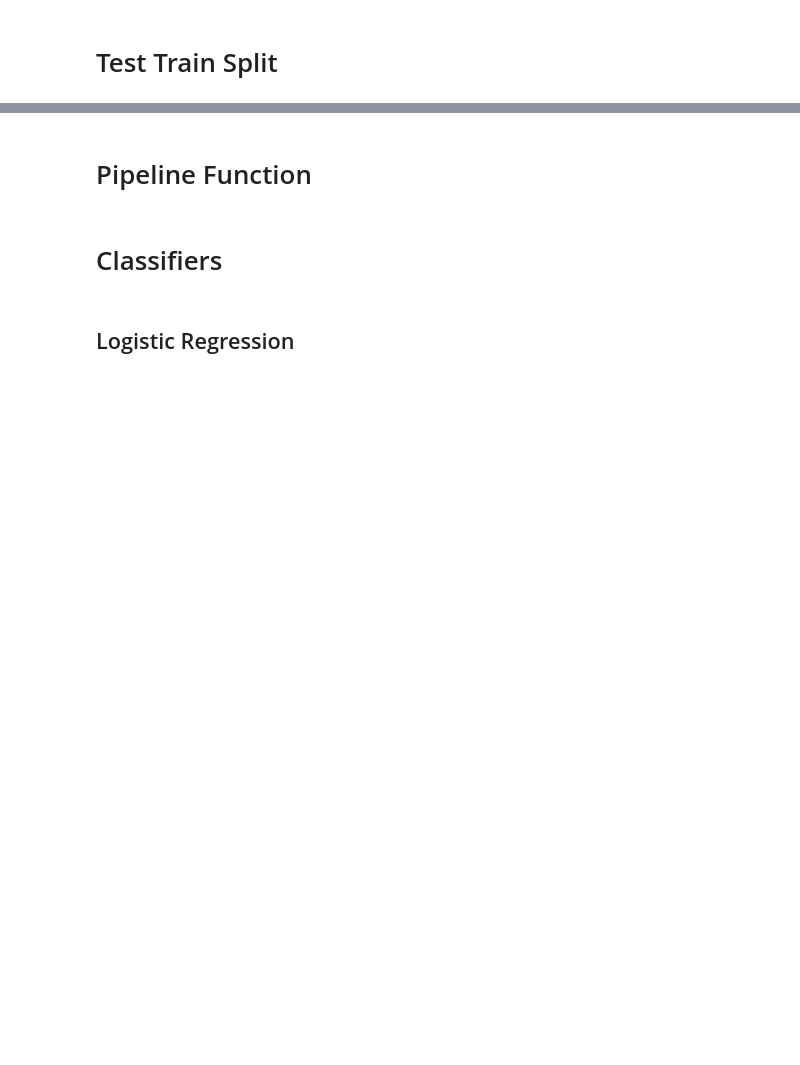
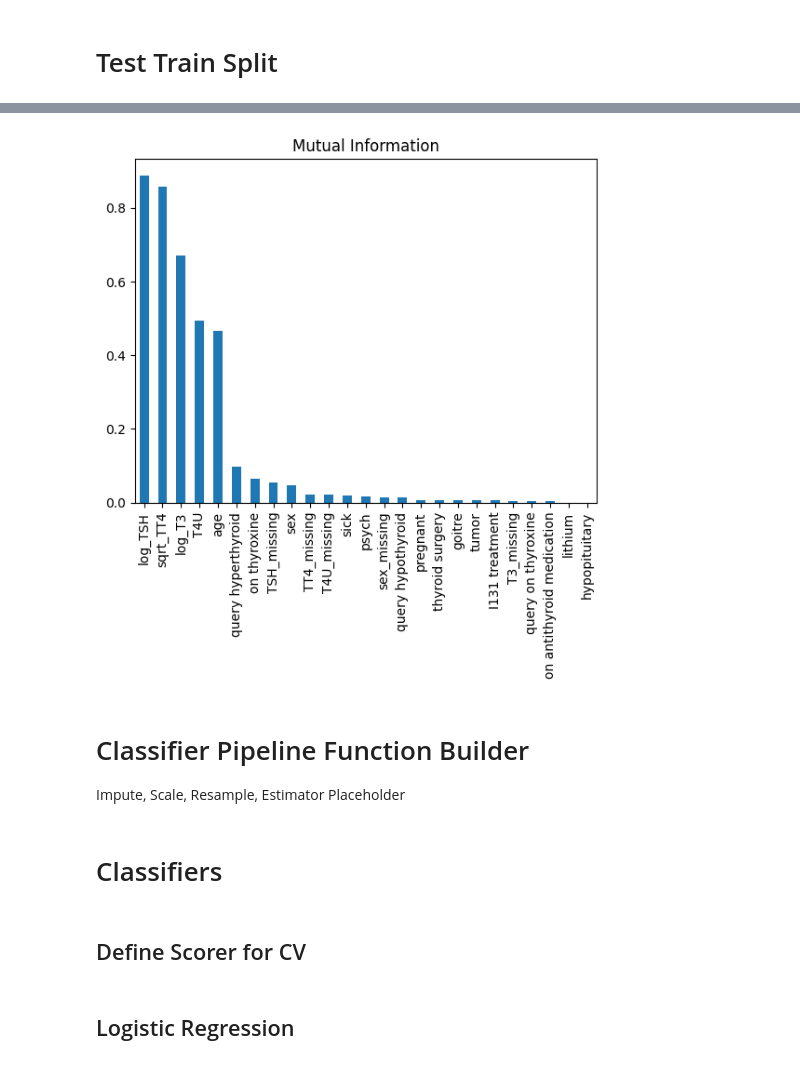
Before and after one commit to bdaniels8135/thyroid-disease-project, a Jupyter notebook: main.ipynb, the cells around one changed output, grey strips where cells are left out. Cells and saved outputs as stored; diff of their text form; code cells hidden in the pictures; blank space fills up the shorter version.

Commit message:
Added data exploration, data cleaning feature selection, and random forest to main notebook

```diff
--- a/main.ipynb
+++ b/main.ipynb
@@ -214,6 +214,7 @@ Use encoded discrete variables and labels
 # %%
 cleaned_df = thyroid_df.copy()
 cleaned_df = cleaned_df.drop(columns=['class', 'referral source', 'TSH', 'T3', 'TT4', 'FTI'])
+cleaned_df['sex'] = cleaned_df['sex'].astype('float64')
 # %% [markdown]
 # Test Train Split
 # %%
@@ -222,0 +228,43 @@ X_train, X_test, y_train, y_test = train_test_split(X, y, test_size=0.2, random_
+# %%
+def make_feature_selection_pipeline():
+    num_cols = ['age', 'T4U', 'log_TSH', 'log_T3', 'sqrt_TT4']
+    cat_imp_cols = ['sex']
+    cat_inds = list(range(5, len(X_train.columns)))
+
+    pipe_num_cols = Pipeline([
+        ('imputer', SimpleImputer(strategy='median')),
+        ('scaler', MinMaxScaler())
+    ])
+
+    pipe_cat_imp_cols = Pipeline([
+        ('imputer', SimpleImputer(strategy='most_frequent')),
+    ])
+
+    preprocessor = ColumnTransformer(
+        transformers=[
+            ('num_imp_scale', pipe_num_cols, num_cols),
+            ('cat_imp', pipe_cat_imp_cols, cat_imp_cols),
+        ],
+        remainder='passthrough'
+    )
+
+    smotenc = SMOTENC(categorical_features=cat_inds, random_state=SEED)
+    smote_enn = SMOTEENN(random_state=SEED, smote=smotenc)
+
+    steps = [
+        ('preprocessor', preprocessor),
+        ('resampler', smote_enn)
+        ]
+
+    return Pipeline(steps)
+# %%
+pipe = make_feature_selection_pipeline()
+X_resample, y_resample = pipe.fit_resample(X_train, y_train)
+index = [name.split('__')[1] for name in pipe.get_feature_names_out(X_train.columns)]
+mi = mutual_info_classif(X_resample, y_resample)
+mi = pd.DataFrame(mi, index=index, columns=['MI']).sort_values(by='MI', ascending=False)
+mi.plot(kind='bar', legend=False, title='Mutual Information')
+plt.xlabel('')
+plt.show()
+# %% [output]
+[figure, added]
@@ -223,2 +274,4 @@ X_train, X_test, y_train, y_test = train_test_split(X, y, test_size=0.2, random_
 # %% [markdown]
-# Pipeline Function
+# Classifier Pipeline Function Builder
+
+Impute, Scale, Resample, Estimator Placeholder
@@ -225,2 +286,4 @@ X_train, X_test, y_train, y_test = train_test_split(X, y, test_size=0.2, random_
 # %% [markdown]
 # Classifiers
+# %% [markdown]
+## Define Scorer for CV
```
Also changed, not shown: parts of 9 cells of this notebook.
